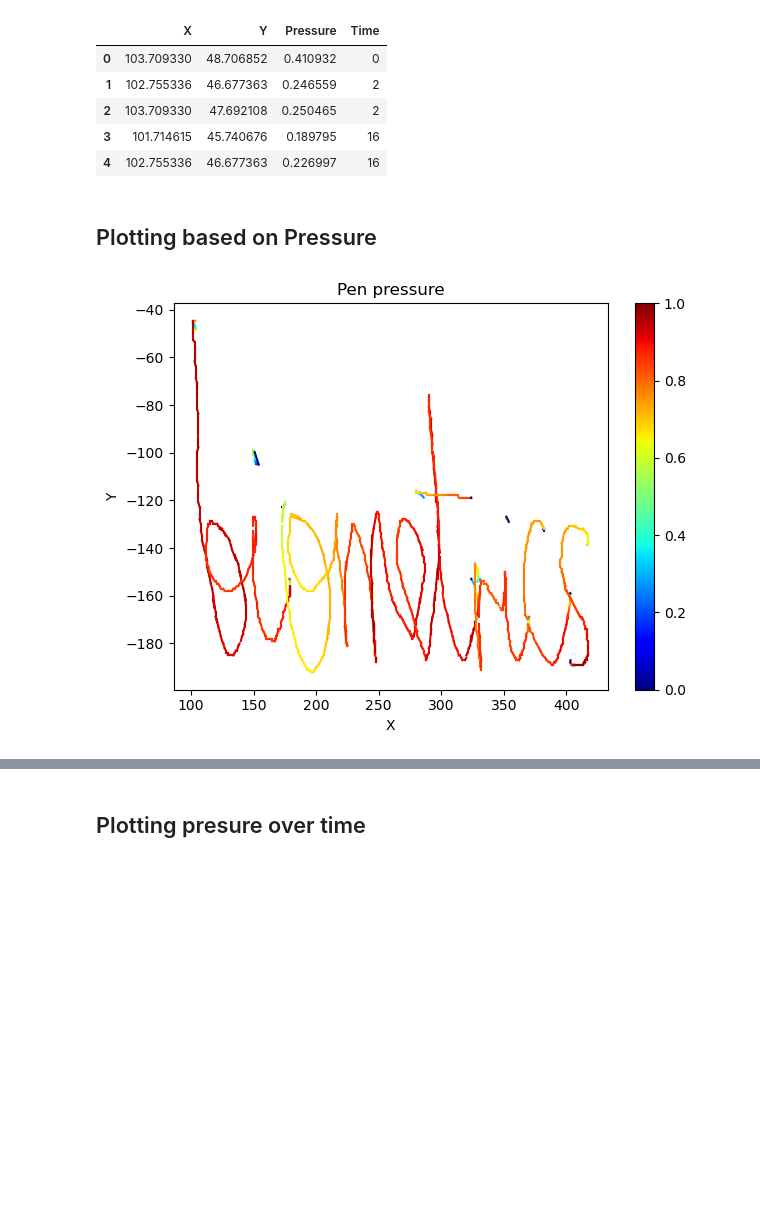
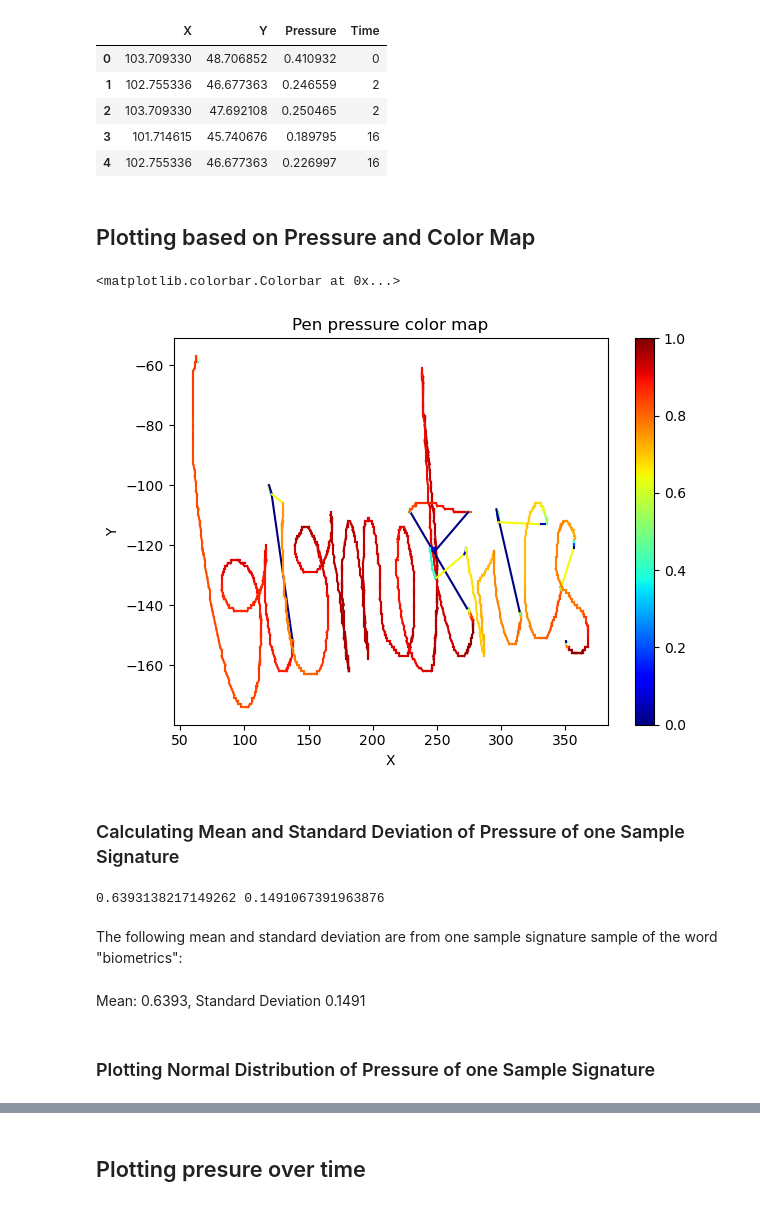
Before and after one commit to Abhay2412/ENCM509Labs, a Jupyter notebook: Lab 2/Lab02_2024W-AbhayKhosla.ipynb, the cells around one changed output, grey strips where cells are left out. Saved outputs shown, nothing was run; the diff lists cells and outputs as text; code cells hidden in the pictures; blank space fills up the shorter version.

Commit message:
Finish Exercise 2 Lab 2

```diff
--- a/Lab 2/Lab02_2024W-AbhayKhosla.ipynb
+++ b/Lab 2/Lab02_2024W-AbhayKhosla.ipynb
@@ -103,18 +102,18 @@ The data folder should be in the same directory as this Notebook
 # 'signature_samples/biometrics/'
 # 'signature_samples/calgary/'
 # 'signature_samples/hello/'
+# Exercise 2-word lab
+# 'signature_samples/labs/'
 
 # 'genuine' or 'impostor'
 subdir = 'impostor/'
 data_dir = 'signature_samples/biometrics/' + subdir
 
-csv_file = pd.read_csv(data_dir + '2.csv')
+csv_file = pd.read_csv(data_dir + '1.csv')
 
 coord1 = csv_file[['X', 'Y']].to_numpy()
 time1 = csv_file['Time'].to_numpy().reshape((-1,1))
 prs1 = csv_file['Pressure'].to_numpy().reshape((-1,1))
-
-csv_file.head()
 # %% [output]
 |  | X | Y | Pressure | Time |
 | 0 | 103.709330 | 48.706852 | 0.410932 | 0 |
@@ -123,7 +122,7 @@ csv_file.head()
 | 3 | 101.714615 | 45.740676 | 0.189795 | 16 |
 | 4 | 102.755336 | 46.677363 | 0.226997 | 16 |
 # %% [markdown]
-## Plotting based on Pressure
+## Plotting based on Pressure and Color Map
 # %%
 # to correctly map the pressure into the colormap the normalization is required
 prs1 = prs1 / np.max(prs1) * 255
@@ -133,19 +132,33 @@ pressuremap = cm.get_cmap('jet', np.max(prs1)+1)
 # %%
 for i in range(len(prs1)-1):
     c = pressuremap(prs1[i]).squeeze()
-
-    time_diff = abs(time1[i+1] - time1[i])
-    if time_diff == 0:
-        time_diff = 0.0001
-
-    if time_diff < 17: # You may need to change this threshould
-        im = plt.plot(coord1[i:i+2,0], -coord1[i:i+2,1], c=c)
+    im = plt.plot(coord1[i:i+2,0], -coord1[i:i+2,1], c=c)
 
 plt.xlabel('X')
 plt.ylabel('Y')
-plt.title('Pen pressure')
+plt.title('Pen pressure color map')
 
 sm = cm.ScalarMappable(cmap='jet', norm=plt.Normalize(vmin=0, vmax=1))
-plt.colorbar(sm);
+plt.colorbar(sm)
 # %% [output]
+<matplotlib.colorbar.Colorbar at 0x...>
-[figure, old version]
+[figure, new version]
+# %% [markdown]
+### Calculating Mean and Standard Deviation of Pressure of one Sample Signature
+# %%
+# Creating a vector array similar to Lab 1
+pressure_vector = [pressure[0] for pressure in prs1]
+
+pressure_mean = np.mean(pressure_vector)
+pressure_standard_deviation = np.std(pressure_vector)
+# Generate x_values over a wide range to ensure smoothness of the curve
+x_values = np.linspace(min(pressure_vector), max(pressure_vector))
+print(pressure_mean, pressure_standard_deviation)
+# %% [output]
+0.6393138217149262 0.1491067391963876
+# %% [markdown]
+The following mean and standard deviation are from one sample signature sample of the word "biometrics":
+# %% [markdown]
+Mean: 0.6393, Standard Deviation 0.1491
+# %% [markdown]
+### Plotting Normal Distribution of Pressure of one Sample Signature
```
Also changed, not shown: parts of 14 cells of this notebook.
